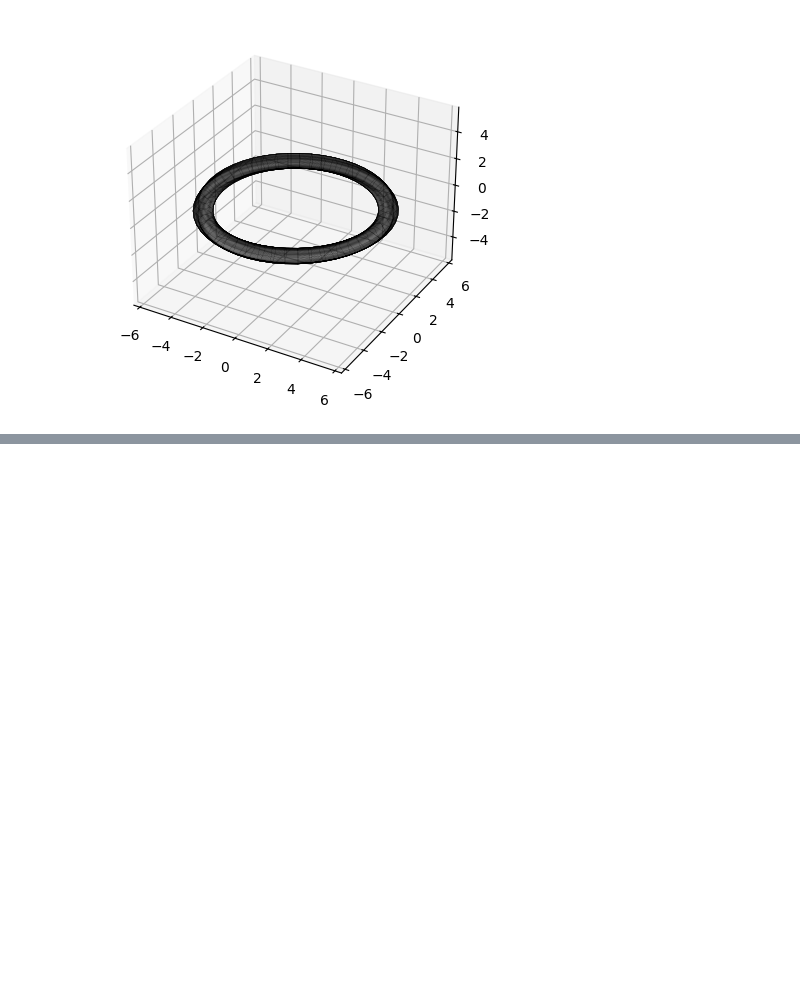
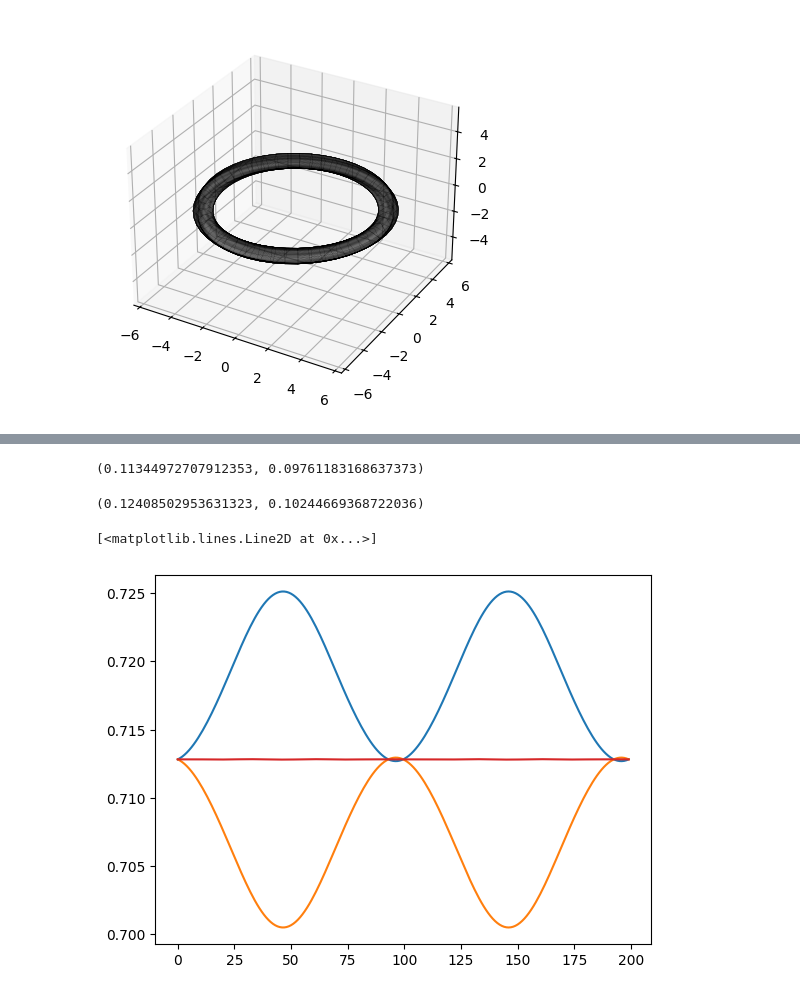
Before and after one commit to pbelange/pytori, a Jupyter notebook: examples/henon4D/000_make_data.ipynb, the cells around one changed output, grey strips where cells are left out. Saved outputs shown, nothing was run; the diff lists cells and outputs as text; code cells hidden in the pictures; blank space fills up the shorter version.

```diff
--- a/examples/henon4D/000_make_data.ipynb
+++ b/examples/henon4D/000_make_data.ipynb
@@ -227,0 +586,19 @@ plt.show()
+# %%
+mytorus.Ix,mytorus.Iy
+# %% [output]
+(0.11344972707912353, 0.09761183168637373)
+# %%
+mytorus.Jx,mytorus.Jy
+# %% [output]
+(0.12408502953631323, 0.10244669368722036)
+# %%
+plt.figure()
+
+plt.plot(np.arange(len(Ix)),Ix[0] + (Ixx-Ixx[0]),'-',color='C0')
+plt.plot(np.arange(len(Ix)),Ix[0] + (Ixy-Ixy[0]),'-',color='C1')
+plt.plot(np.arange(len(Ix)),Ix,'-',color='C3')
+
+plt.axhline()
+# %% [output]
+[<matplotlib.lines.Line2D at 0x...>]
+[figure, added]
```
Also changed, not shown: parts of 22 cells of this notebook, 3 other files.
